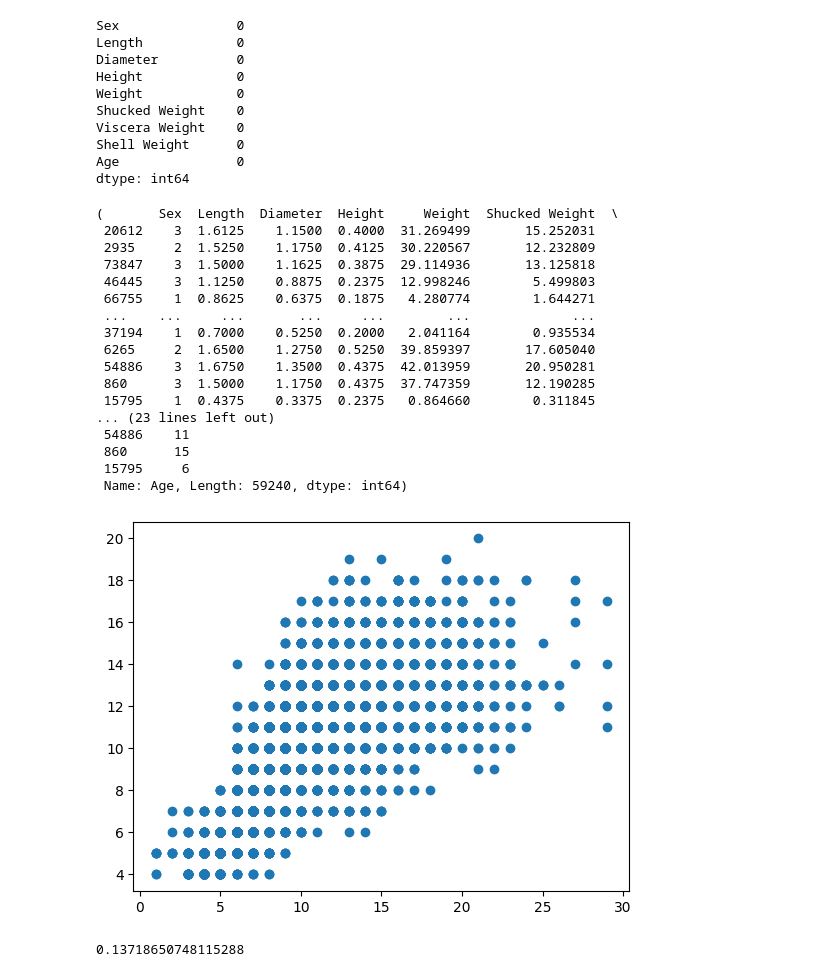
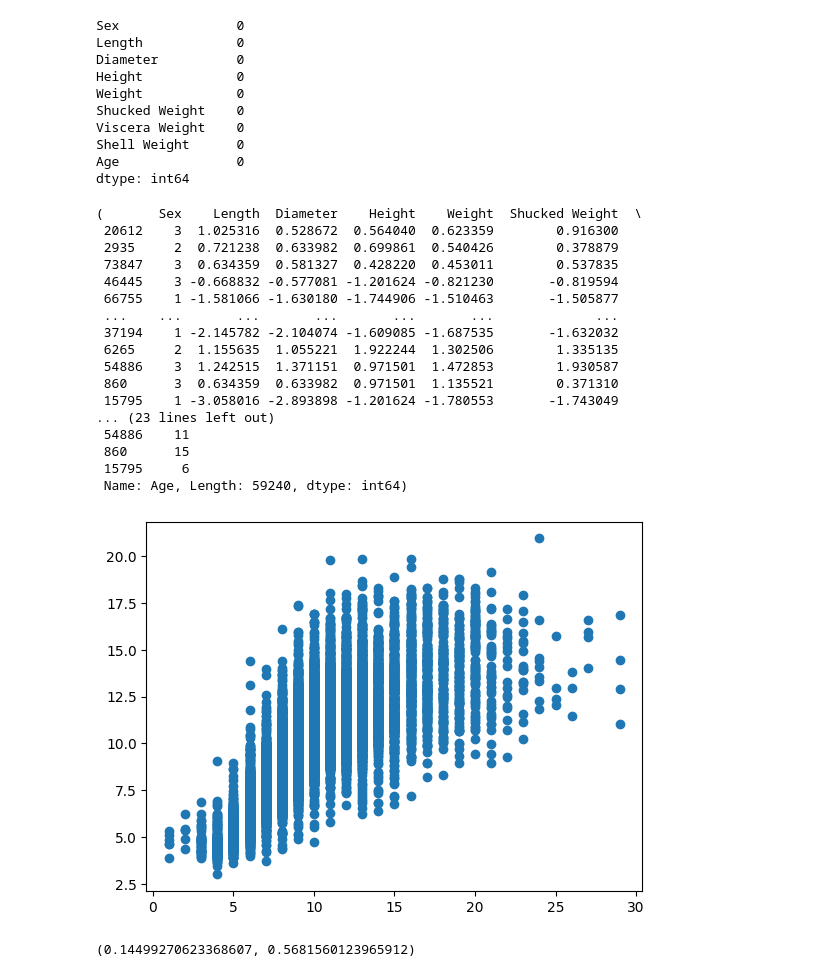
Before and after one commit to WanAdamm/Regression-with-crab-age-dataset, a Jupyter notebook: main.ipynb, the cells around one changed output. Cells and saved outputs as stored; diff of their text form; code cells hidden in the pictures.

Commit message:
trial and error for finding best model

```diff
--- a/main.ipynb
+++ b/main.ipynb
@@ -62,6 +62,12 @@ gender_map = {
 }
 
 df['Sex'] = [gender_map[t] for t in df['Sex']]
+# %%
+from sklearn.preprocessing import StandardScaler
+
+sc = StandardScaler()
+
+df[['Length', 'Diameter', 'Height', 'Weight', 'Shucked Weight', 'Viscera Weight', 'Shell Weight']] = sc.fit_transform(df[['Length', 'Diameter', 'Height', 'Weight', 'Shucked Weight', 'Viscera Weight', 'Shell Weight']])
 # %%
 from sklearn.model_selection import train_test_split
 
@@ -69,27 +75,28 @@ X_train, X_test, y_train, y_test = train_test_split(df.iloc[:,:-1], df['Age'], t
 # %%
 X_train, y_train
 # %% [output]
-(       Sex  Length  Diameter  Height     Weight  Shucked Weight  \
- 20612    3  1.6125    1.1500  0.4000  31.269499       15.252031
- 2935     2  1.5250    1.1750  0.4125  30.220567       12.232809
- 73847    3  1.5000    1.1625  0.3875  29.114936       13.125818
- 46445    3  1.1250    0.8875  0.2375  12.998246        5.499803
- 66755    1  0.8625    0.6375  0.1875   4.280774        1.644271
- ...    ...     ...       ...     ...        ...             ...
- 37194    1  0.7000    0.5250  0.2000   2.041164        0.935534
- 6265     2  1.6500    1.2750  0.5250  39.859397       17.605040
- 54886    3  1.6750    1.3500  0.4375  42.013959       20.950281
- 860      3  1.5000    1.1750  0.4375  37.747359       12.190285
- 15795    1  0.4375    0.3375  0.2375   0.864660        0.311845
+(       Sex    Length  Diameter    Height    Weight  Shucked Weight  \
+ 20612    3  1.025316  0.528672  0.564040  0.623359        0.916300
+ 2935     2  0.721238  0.633982  0.699861  0.540426        0.378879
+ 73847    3  0.634359  0.581327  0.428220  0.453011        0.537835
+ 46445    3 -0.668832 -0.577081 -1.201624 -0.821230       -0.819594
+ 66755    1 -1.581066 -1.630180 -1.744906 -1.510463       -1.505877
+ ...    ...       ...       ...       ...       ...             ...
+ 37194    1 -2.145782 -2.104074 -1.609085 -1.687535       -1.632032
+ 6265     2  1.155635  1.055221  1.922244  1.302506        1.335135
+ 54886    3  1.242515  1.371151  0.971501  1.472853        1.930587
+ 860      3  0.634359  0.633982  0.971501  1.135521        0.371310
+ 15795    1 -3.058016 -2.893898 -1.201624 -1.780553       -1.743049
 ... (23 lines left out)
  54886    11
  860      15
  15795     6
  Name: Age, Length: 59240, dtype: int64)
 # %%
-from sklearn.ensemble import GradientBoostingRegressor
+from sklearn.ensemble import RandomForestRegressor
+from xgboost import XGBRegressor
 
-clf = GradientBoostingRegressor()
+clf = RandomForestRegressor()
 
 clf.fit(X_train, y_train)
 
@@ -97,13 +104,14 @@ y_pred = clf.predict(X_test)
 # %%
 from sklearn import metrics
 
-y_pred = np.rint(y_pred)
 plt.scatter(y_test, y_pred)
 plt.show()
 # %% [output]
-[figure, old version]
+[figure, new version]
 # %%
 error = metrics.mean_absolute_percentage_error(y_test, y_pred)
-error
+score = metrics.r2_score(y_test, y_pred)
+
+error,score
 # %% [output]
-0.13718650748115288
+(0.14499270623368607, 0.5681560123965912)
```
